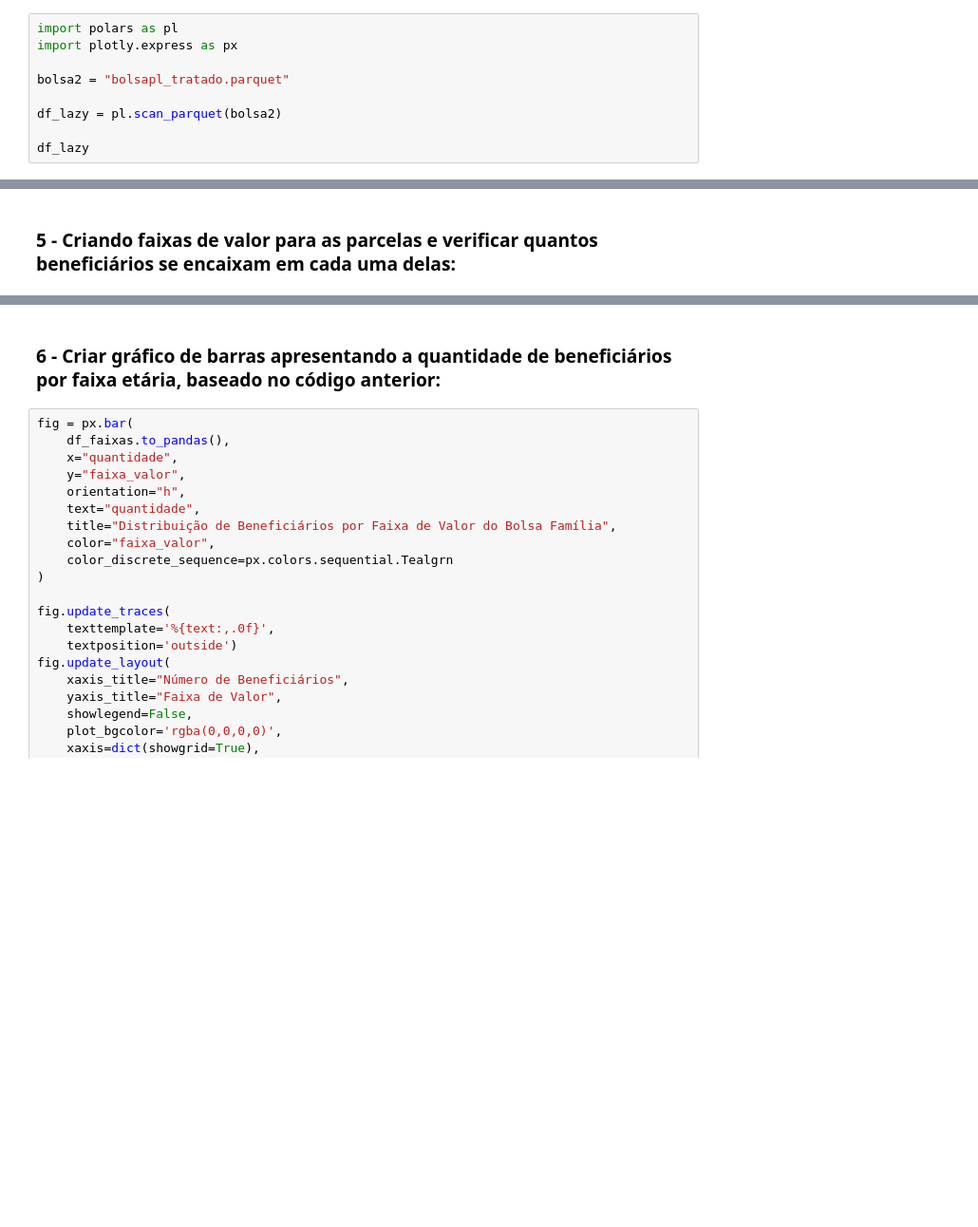
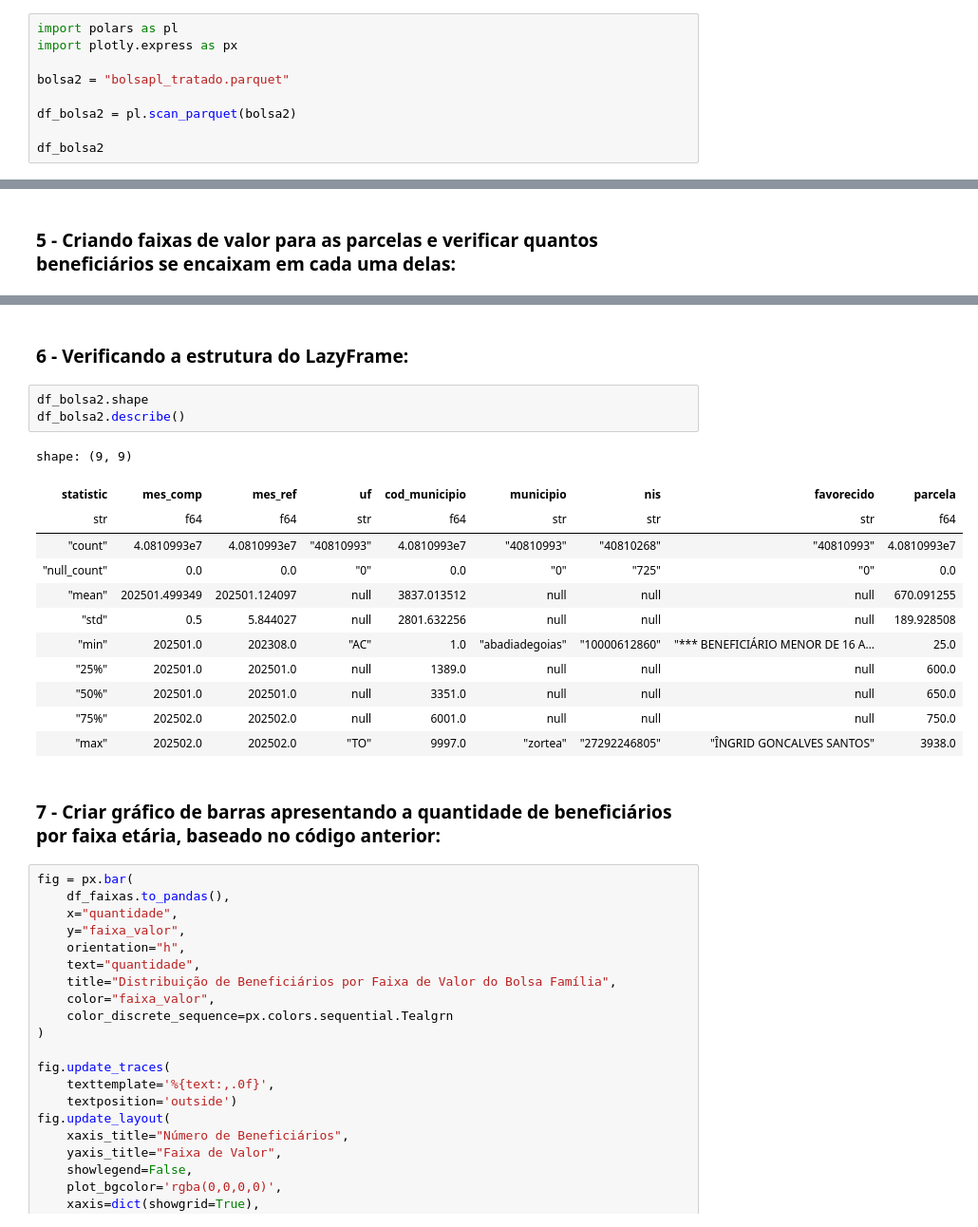
Before and after one commit to Andrerod15/treinamentos-conteudo, a Jupyter notebook: bolsafamilia2.ipynb, the cells around one changed output, grey strips where cells are left out. Shown at 95% size. Drawn from its saved outputs; the diff is of its cells as text; blank space fills up the shorter version.

Commit message:
Adiciona bolsa2 atualizado de 1-10 e gráfico 2

```diff
--- a/bolsafamilia2.ipynb
+++ b/bolsafamilia2.ipynb
@@ -8,9 +8,9 @@ import plotly.express as px
 
 bolsa2 = "bolsapl_tratado.parquet"
 
-df_lazy = pl.scan_parquet(bolsa2)
+df_bolsa2 = pl.scan_parquet(bolsa2)
 
-df_lazy
+df_bolsa2
 # %% [output]
 <LazyFrame at 0x...>
 # %% [markdown]
@@ -101,8 +101,26 @@ shape: (6, 3)
 | "600-799" | 26235366 | 653.384646 |
 | "800-999" | 7015353 | 850.473527 |
 | "1000+" | 1839248 | 1181.55477 |
+# %% [markdown]
+### 6 - Verificando a estrutura do LazyFrame:
+# %%
+df_bolsa2.shape
+df_bolsa2.describe()
+# %% [output]
+shape: (9, 9)
+| statistic | mes_comp | mes_ref | uf | cod_municipio | municipio | nis | favorecido | parcela |
+| str | f64 | f64 | str | f64 | str | str | str | f64 |
+| "count" | 4.0810993e7 | 4.0810993e7 | "40810993" | 4.0810993e7 | "40810993" | "40810268" | "40810993" | 4.0810993e7 |
+| "null_count" | 0.0 | 0.0 | "0" | 0.0 | "0" | "725" | "0" | 0.0 |
+| "mean" | 202501.499349 | 202501.124097 | null | 3837.013512 | null | null | null | 670.091255 |
+| "std" | 0.5 | 5.844027 | null | 2801.632256 | null | null | null | 189.928508 |
+| "min" | 202501.0 | 202308.0 | "AC" | 1.0 | "abadiadegoias" | "10000612860" | "*** BENEFICIÁRIO MENOR DE 16 A… | 25.0 |
+| "25%" | 202501.0 | 202501.0 | null | 1389.0 | null | null | null | 600.0 |
+| "50%" | 202501.0 | 202501.0 | null | 3351.0 | null | null | null | 650.0 |
+| "75%" | 202502.0 | 202502.0 | null | 6001.0 | null | null | null | 750.0 |
+| "max" | 202502.0 | 202502.0 | "TO" | 9997.0 | "zortea" | "27292246805" | "ÎNGRID GONCALVES SANTOS" | 3938.0 |
 # %% [markdown]
-### 6 - Criar gráfico de barras apresentando a quantidade de beneficiários por faixa etária, baseado no código anterior:
+### 7 - Criar gráfico de barras apresentando a quantidade de beneficiários por faixa etária, baseado no código anterior:
 # %%
 fig = px.bar(
     df_faixas.to_pandas(),
```
Also changed, not shown: parts of 13 cells of this notebook, 1 other file.
